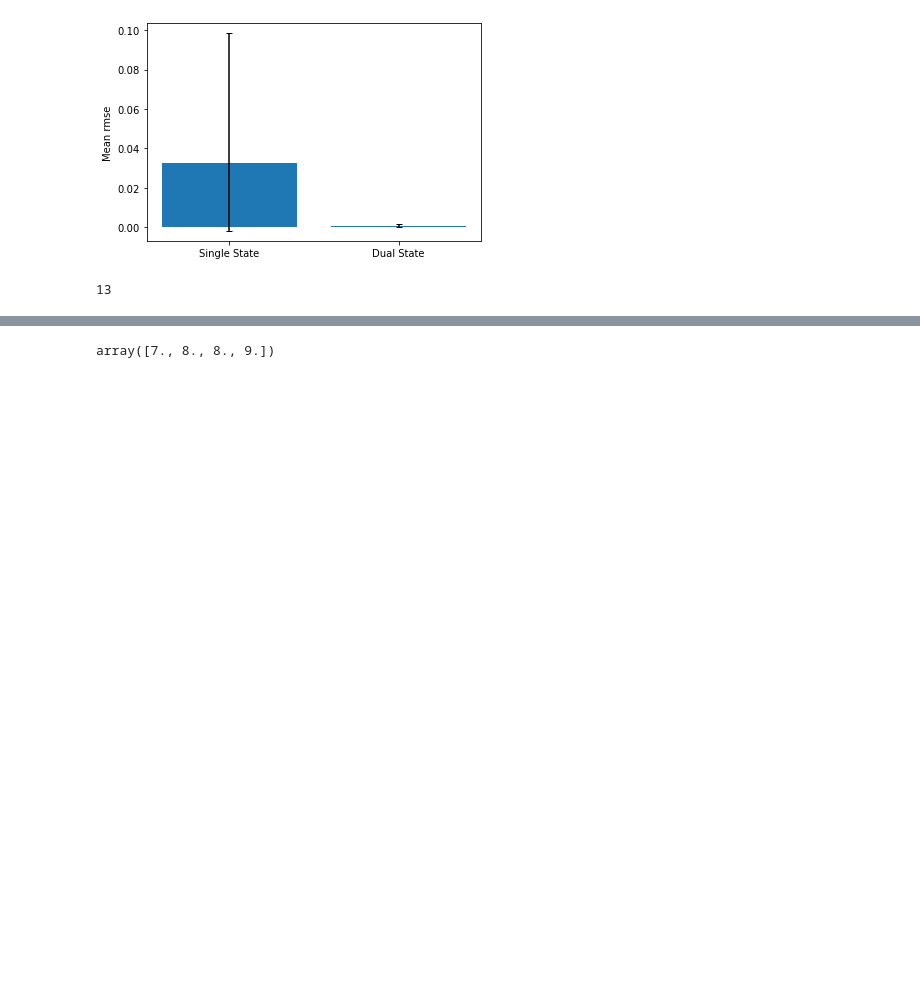
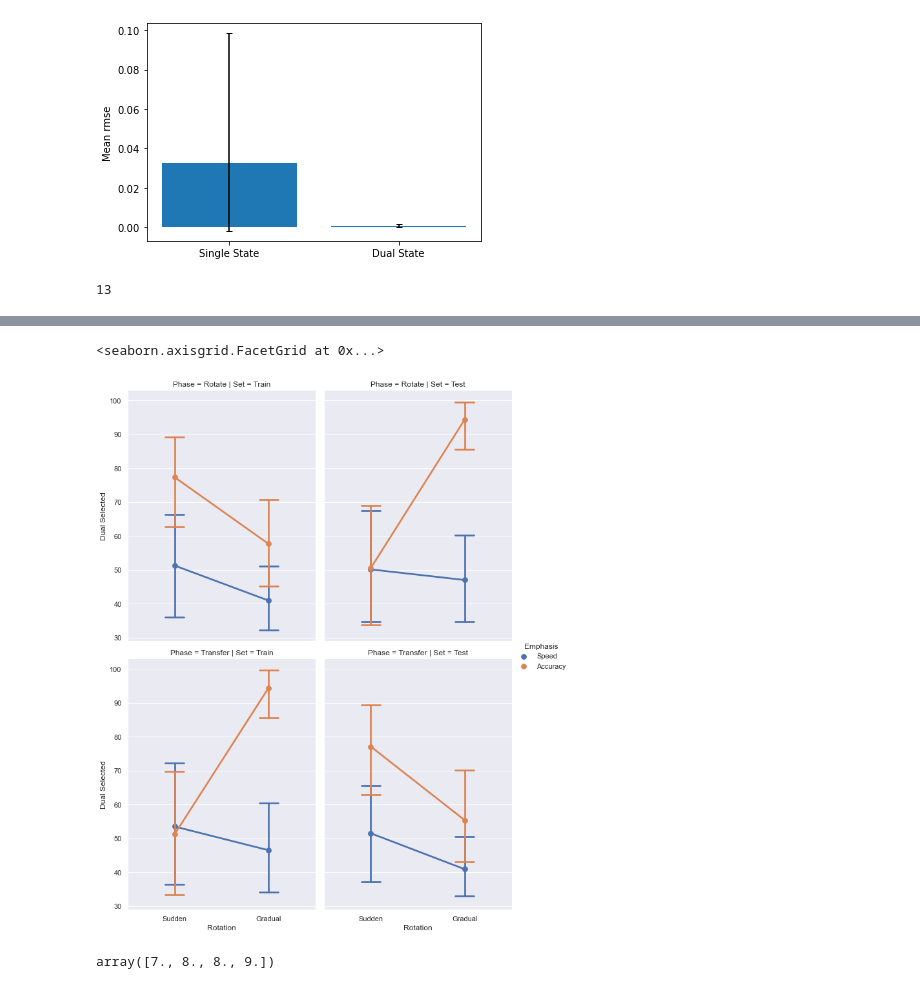
Before and after one commit to tejas-savalia/Lab-Codes, a Jupyter notebook: Psychtoolbox/Visuomotor_Adaptation_Tablet/python_scripts/model_comparisons.ipynb, the cells around one changed output, grey strips where cells are left out. Cells and saved outputs as stored; diff of their text form; code cells hidden in the pictures; blank space fills up the shorter version.

Commit message:
Plotted rotate+transfer comparisons

```diff
--- a/Psychtoolbox/Visuomotor_Adaptation_Tablet/python_scripts/model_comparisons.ipynb
+++ b/Psychtoolbox/Visuomotor_Adaptation_Tablet/python_scripts/model_comparisons.ipynb
@@ -233,0 +185,8 @@ for participant in range(60):
+# %%
+ll_dual = np.zeros((100, 60, 704))
+ll_single = np.zeros((100, 60, 704))
+
+for i in range(100):
+    for participant in range(60):
+        ll_dual[i][participant] = stat.norm.logpdf(np.ravel(curvatures_smooth[participant][1:]), model_errors_dual[i][participant], fits_dual[i][participant, -2])
+        ll_single[i][participant] = stat.norm.logpdf(np.ravel(curvatures_smooth[participant][1:]), model_errors_single[i][participant], fits_single[i][participant, -2])
@@ -233,0 +232,8 @@ for participant in range(60):
+# %%
+d = {'Rotation': np.ravel(np.row_stack((np.repeat('Sudden', 120), np.repeat('Gradual', 120)))),
+     'Emphasis': np.ravel(np.row_stack((np.repeat('Speed', 60), np.repeat('Accuracy', 60), np.repeat('Speed', 60), np.repeat('Accuracy', 60)))),
+     'Phase': np.ravel(np.row_stack((np.repeat('Rotate', 30), np.repeat('Transfer', 30), np.repeat('Rotate', 30), np.repeat('Transfer', 30), np.repeat('Rotate', 30), np.repeat('Transfer', 30), np.repeat('Rotate', 30), np.repeat('Transfer', 30)))),
+     'Set': np.ravel(np.row_stack((np.repeat('Train', 15), np.repeat('Test', 15), np.repeat('Train', 15), np.repeat('Test', 15), np.repeat('Train', 15), np.repeat('Test', 15), np.repeat('Train', 15), np.repeat('Test', 15), (np.repeat('Train', 15), np.repeat('Test', 15), np.repeat('Train', 15), np.repeat('Test', 15), np.repeat('Train', 15), np.repeat('Test', 15), np.repeat('Train', 15), np.repeat('Test', 15)))))}
+# %%
+df = pd.DataFrame(d)
+df
@@ -233,0 +254,22 @@ for participant in range(60):
+# %%
+df['Dual Selected'] = np.concatenate((
+sum(single_ll_rotate_train < dual_ll_rotate_train)[0::4],
+sum(single_ll_rotate_test < dual_ll_rotate_test)[0::4],
+sum(single_ll_transfer_train < dual_ll_transfer_train)[0::4],
+sum(single_ll_transfer_test < dual_ll_transfer_test)[0::4],
+
+sum(single_ll_rotate_train < dual_ll_rotate_train)[1::4],
+sum(single_ll_rotate_test < dual_ll_rotate_test)[1::4],
+sum(single_ll_transfer_train < dual_ll_transfer_train)[1::4],
+sum(single_ll_transfer_test < dual_ll_transfer_test)[1::4],
+
+sum(single_ll_rotate_train < dual_ll_rotate_train)[2::4],
+sum(single_ll_rotate_test < dual_ll_rotate_test)[2::4],
+sum(single_ll_transfer_train < dual_ll_transfer_train)[2::4],
+sum(single_ll_transfer_test < dual_ll_transfer_test)[2::4],
+
+sum(single_ll_rotate_train < dual_ll_rotate_train)[3::4],
+sum(single_ll_rotate_test < dual_ll_rotate_test)[3::4],
+sum(single_ll_transfer_train < dual_ll_transfer_train)[3::4],
+sum(single_ll_transfer_test < dual_ll_transfer_test)[3::4],
+))
@@ -234,3 +279,10 @@ for participant in range(60):
+# %%
+sns.catplot(x="Rotation", y="Dual Selected", hue="Emphasis", col="Set", row = "Phase",
+                capsize=.2, height=6, aspect=.75,ci = 95,
+                kind = 'point', data=df)
+# %% [output]
+<seaborn.axisgrid.FacetGrid at 0x...>
+[figure, added]
 # %%
 groupwise_test = np.zeros((4))
 groupwise_train = np.zeros((4))
```
Also changed, not shown: parts of 8 cells of this notebook.
